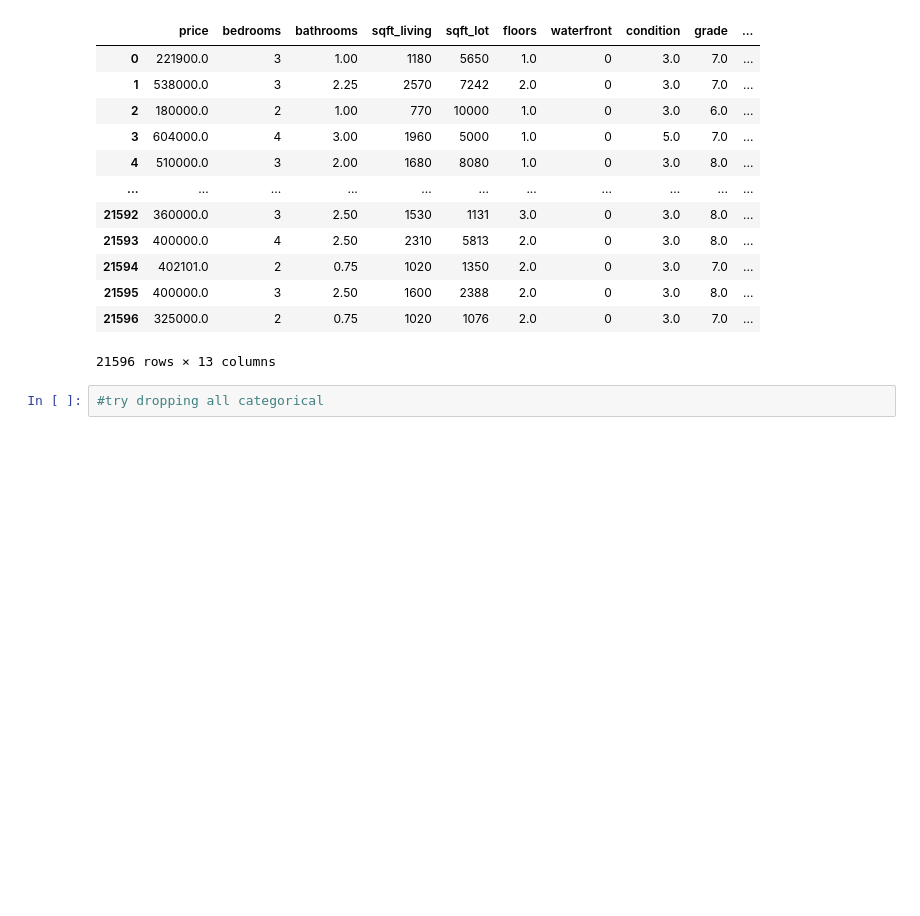
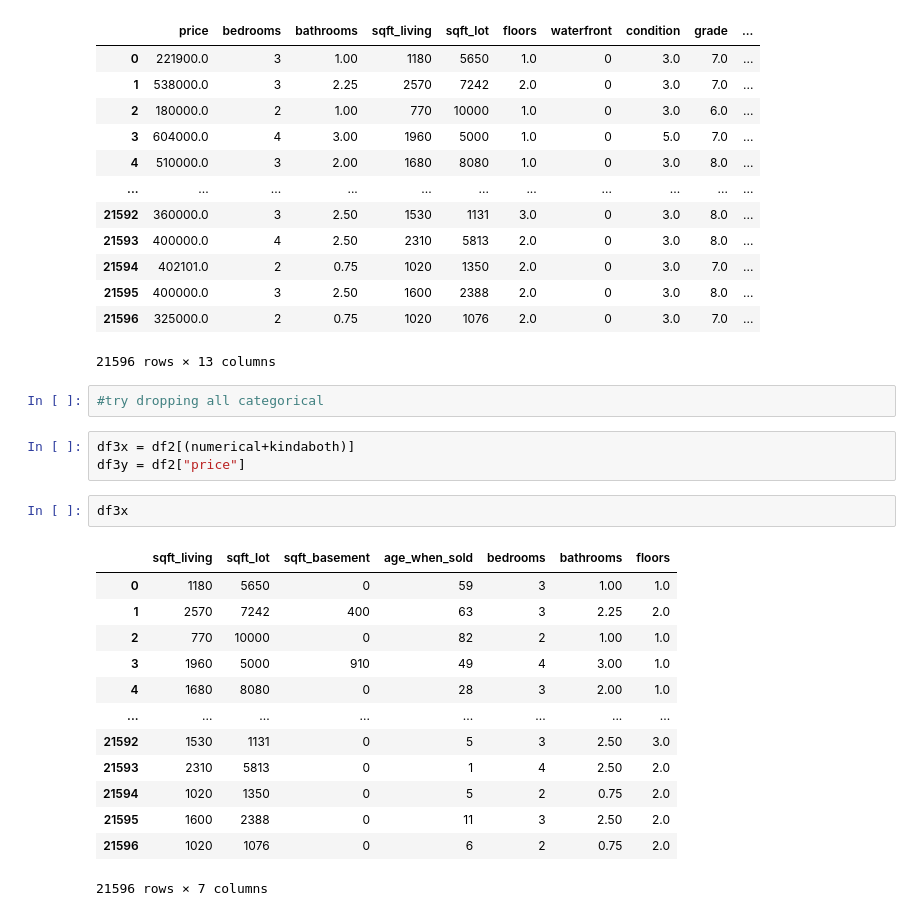
Before and after one commit to vict0rkang/dsc-phase-2-project-v2-3, a Jupyter notebook: student.ipynb, the cells around one changed output. Drawn from its saved outputs; the diff is of its cells as text; blank space fills up the shorter version.

```diff
--- a/student.ipynb
+++ b/student.ipynb
@@ -1259,3 +1259,22 @@ df2
 21596 rows × 13 columns
 # %%
 #try dropping all categorical
+# %%
+df3x = df2[(numerical+kindaboth)]
+df3y = df2["price"]
+# %%
+df3x
+# %% [output]
+|  | sqft_living | sqft_lot | sqft_basement | age_when_sold | bedrooms | bathrooms | floors |
+| 0 | 1180 | 5650 | 0 | 59 | 3 | 1.00 | 1.0 |
+| 1 | 2570 | 7242 | 400 | 63 | 3 | 2.25 | 2.0 |
+| 2 | 770 | 10000 | 0 | 82 | 2 | 1.00 | 1.0 |
+| 3 | 1960 | 5000 | 910 | 49 | 4 | 3.00 | 1.0 |
+| 4 | 1680 | 8080 | 0 | 28 | 3 | 2.00 | 1.0 |
+| ... | ... | ... | ... | ... | ... | ... | ... |
+| 21592 | 1530 | 1131 | 0 | 5 | 3 | 2.50 | 3.0 |
+| 21593 | 2310 | 5813 | 0 | 1 | 4 | 2.50 | 2.0 |
+| 21594 | 1020 | 1350 | 0 | 5 | 2 | 0.75 | 2.0 |
+| 21595 | 1600 | 2388 | 0 | 11 | 3 | 2.50 | 2.0 |
+| 21596 | 1020 | 1076 | 0 | 6 | 2 | 0.75 | 2.0 |
+21596 rows × 7 columns
```
Also changed, not shown: parts of 10 cells of this notebook.
